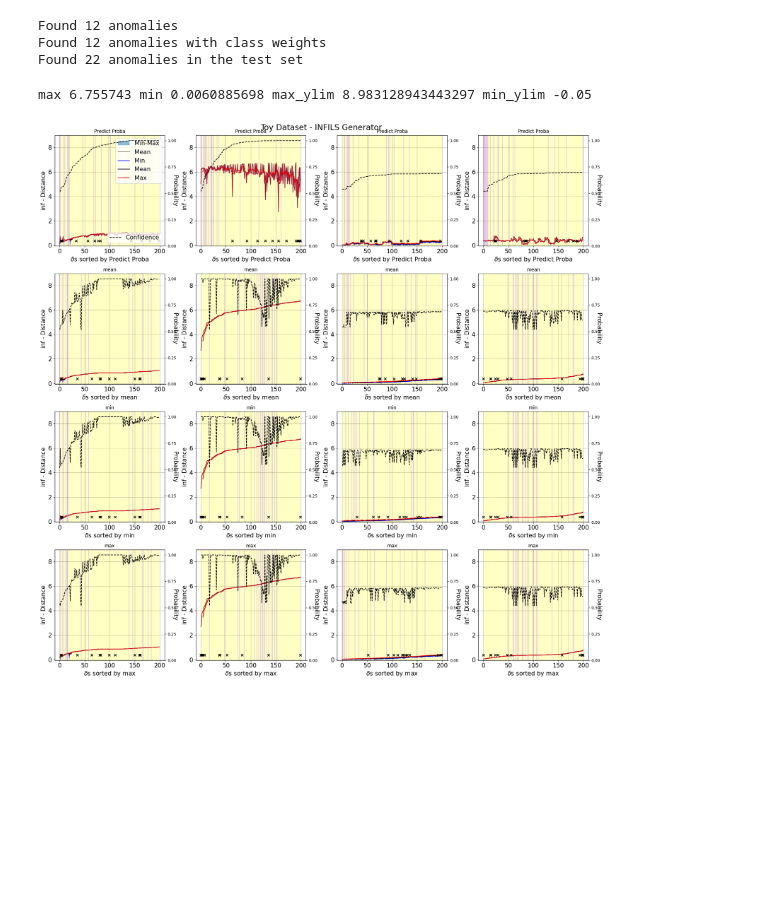
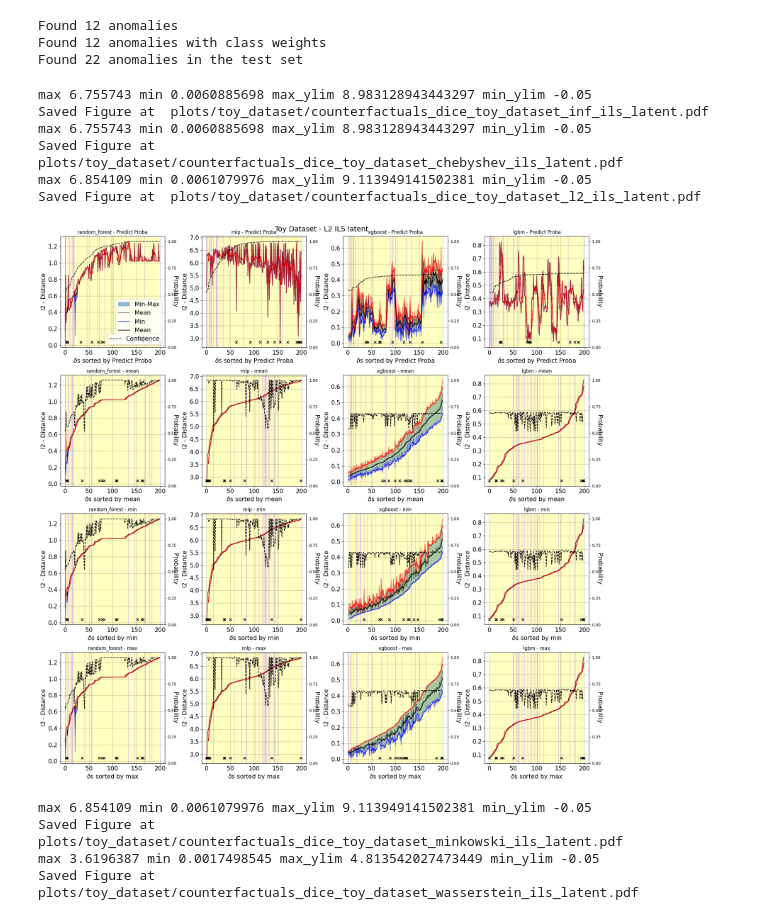
Before and after one commit to clarapunzi/SC-CE, a Jupyter notebook: 3_correlation_and_distances_plot.ipynb, the cells around one changed output. Cells and saved outputs as stored; diff of their text form; code cells hidden in the pictures; blank space fills up the shorter version.

Commit message:
Updated the cf_generator_ils. double wrapper for random search

```diff
--- a/3_correlation_and_distances_plot.ipynb
+++ b/3_correlation_and_distances_plot.ipynb
@@ -38,7 +38,9 @@ cf_results = config['paths']['counterfactuals']
 dt_name = "german_credit"
 dt_name = "toy_dataset"
 
+cf_method = 'dice'
 cf_method = 'ils'#dice or 'debug'
+cf_latent = True
 
 
 name_dataset = {"german_credit": "German Credit",
@@ -86,13 +88,18 @@ dict_keys(['random_forest', 'mlp', 'xgboost', 'lgbm'])
 ## Load the distances files
 # %%
 fname = os.path.join(cf_method,dt_name+"_ranking_latent.pkl")
+fname_test = os.path.join(cf_method,dt_name+"_ranking_test_latent.pkl")
+
+if not cf_latent:
+    fname = fname.replace("_latent","")
+    fname_test = fname_test.replace("_latent","")
+
 if utl.check_file_exists(fname):
     with open(fname, "rb") as f:
         all_stats = pickle.load(f)
         print("Loaded",fname)
 else:
     print("!"*6,fname, "not found")
-fname_test = os.path.join(cf_method,dt_name+"_ranking_test_latent.pkl")
 if utl.check_file_exists(fname_test):
     with open(fname_test,'rb') as f:
         all_stats_test = pickle.load(f)
@@ -288,14 +295,18 @@ for compute_test in [False,True]:
 
     ax_.spines["right"].set_visible(False)
     ax_metrics.spines["right"].set_visible(False)
-    plt.suptitle(name_dataset+" - "+("test set" if compute_test else "calibration set"), fontsize=20)
+    plt.suptitle(name_dataset+
+                 " - "+("test set" if compute_test else "calibration set")+
+                 " - "+cf_method.upper() +
+                 (" latent" if cf_latent else "")
+                 , fontsize=20)
     plt.tight_layout()
     # save the figure
     fig_name = os.path.join("plots",dt_name,
-                            "Correlations_"+dt_name+"_"+("test" if compute_test else "cal")+"_"+cf_method+".pdf")
+                            "Correlations_"+dt_name+"_"+("test" if compute_test else "cal")+"_"+cf_method+("_latent" if cf_latent else "")+".pdf")
 
     plt.savefig(fig_name)
-    plt.savefig(fig_name.replace(".pdf",".png"))
+    #plt.savefig(fig_name.replace(".pdf",".png"))
     if True:#not compute_test:
         plt.show()
     else:
@@ -345,5 +356,5 @@ Text(0.5, 1.0, 'Max absolute correlation for each metric for Toy Dataset')
 # %%
-top_metrics = 8
+top_metrics = 5
 
 focus_metrics = np.array(metrics+["mean_conf"])[max_correlations[:top_metrics,0].astype(int)]
 focus_metrics = [fm for fm in focus_metrics if fm != "mean_conf"]
@@ -475,7 +479,7 @@ def create_plot_distances(dictionary,
                  0.05*np.ones(anomalies_test.sum()),
                  marker="x",color="black",label="Anomalies test")
 
-    axe.set_title(sortby)
+    axe.set_title(title+sortby)
     five_perc = int(len(rank_m)*0.05)
     axe.set_xlim([-five_perc,len(rank_m)+five_perc])
     axe.xaxis.set_tick_params(labelsize=15)
@@ -519,43 +523,52 @@ for metric in focus_metrics:
                                     "max":all_stats[k] ["distances"][metric]["max"] ,
                                     "Predict Proba":all_stats[k]["probabs"].max(axis=1),
                                     "correct":all_stats[k]["corrects"]
                                     },
                             metric = metric,
                             sortby=name,
                             axe=axs[c],
-                            title="model is "+k,
+                            title=k+" - ",
                             legend=(True if c==0 else False ),#%4== 0 else False),
-                            ylim = (min_ylim,max_ylim))
+                            ylim = None)#(min_ylim,max_ylim))
             # create_plot_distances(dictionary={
             #                         "mean":all_stats_test[k]["distances"][metric]["mean"],
             #                         "std":all_stats_test[k] ["distances"][metric]["std"],
             #                         "min":all_stats_test[k] ["distances"][metric]["min"],
             #                         "max":all_stats_test[k] ["distances"][metric]["max"],
             #                         "Predict Proba":all_stats_test[k]["probabs"].max(axis=1),
             #                         "correct":all_stats_test[k]["corrects"]
             #                         },
             #                 metric = metric,
             #                 sortby=name,
             #                 axe=axs[c],
             #                 title="model is "+k,
             #                 legend=False,#%4== 0 else False),
             #                 ylim = (min_ylim,max_ylim))
             c+=1
     date = time.strftime("%Y-%m-%d")
-    plt.suptitle(name_dataset+" - "+metric.upper()+ cf_method.upper()+" CF Generator",fontsize=20)
+    plt.suptitle(name_dataset+" - "+metric.upper()+" "+ cf_method.upper()+(" latent" if cf_latent else ""),fontsize=18)
     plt.tight_layout()
-    #fig_name = os.path.join("plots",dt_name,
-    #                        "counterfactuals_dice_"+dt_name+"_"+date+"_"+metric+".pdf")
+    fig_name = os.path.join("plots",dt_name,
+                            "counterfactuals_dice_"+dt_name+"_"+metric+"_"+
+                            cf_method+("_latent" if cf_latent else "")+".pdf")
 
-    #plt.savefig(fig_name)
-    #print("Saved Figure at ",fig_name)
-    if True:#metric == focus_metrics[-1]:
+    plt.savefig(fig_name)
+    print("Saved Figure at ",fig_name)
+    if metric == "l2":#focus_metrics[0]:
         plt.show()
     plt.close(fig)
-    break
 # %% [output]
 max 6.755743 min 0.0060885698 max_ylim 8.983128943443297 min_ylim -0.05
+Saved Figure at  plots/toy_dataset/counterfactuals_dice_toy_dataset_inf_ils_latent.pdf
+max 6.755743 min 0.0060885698 max_ylim 8.983128943443297 min_ylim -0.05
+Saved Figure at  plots/toy_dataset/counterfactuals_dice_toy_dataset_chebyshev_ils_latent.pdf
+max 6.854109 min 0.0061079976 max_ylim 9.113949141502381 min_ylim -0.05
+Saved Figure at  plots/toy_dataset/counterfactuals_dice_toy_dataset_l2_ils_latent.pdf
-[figure, old version]
+[figure, new version]
+max 6.854109 min 0.0061079976 max_ylim 9.113949141502381 min_ylim -0.05
+Saved Figure at  plots/toy_dataset/counterfactuals_dice_toy_dataset_minkowski_ils_latent.pdf
+max 3.6196387 min 0.0017498545 max_ylim 4.813542027473449 min_ylim -0.05
+Saved Figure at  plots/toy_dataset/counterfactuals_dice_toy_dataset_wasserstein_ils_latent.pdf
 # %%
 cumulative = False
 top_k = 3
```
Also changed, not shown: parts of 6 cells of this notebook, 6 other files.
